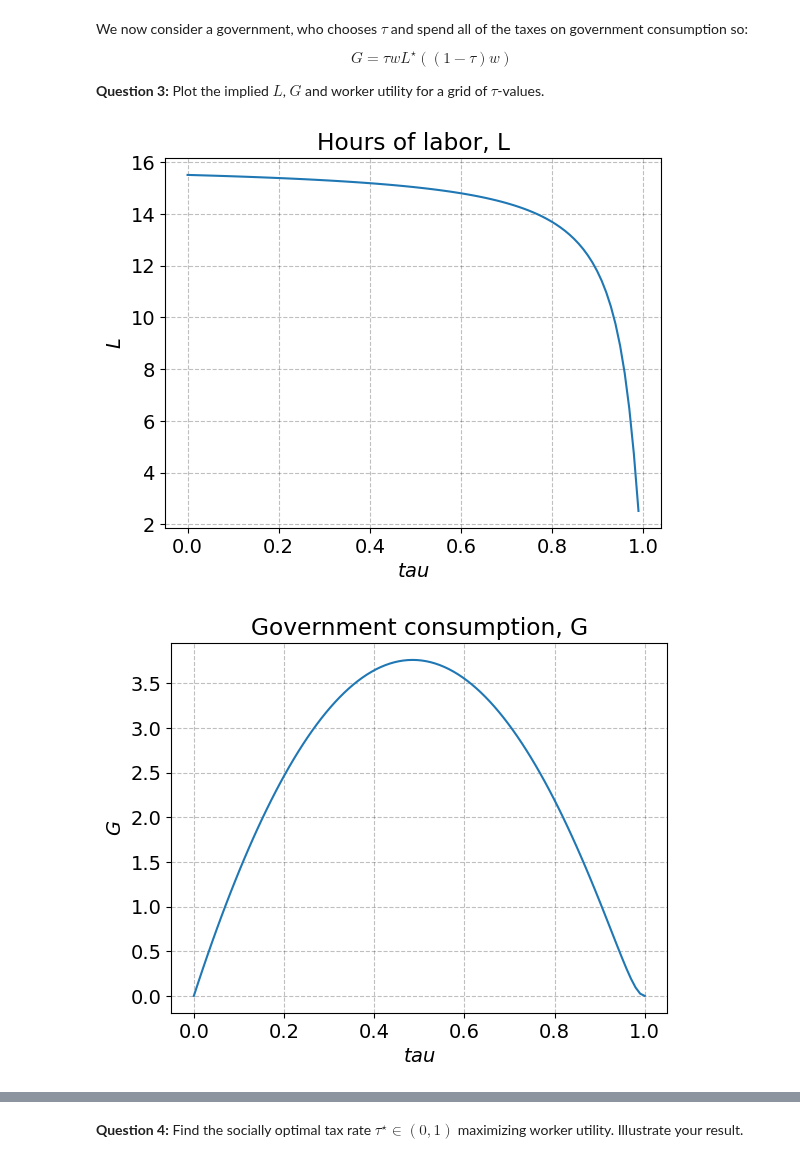
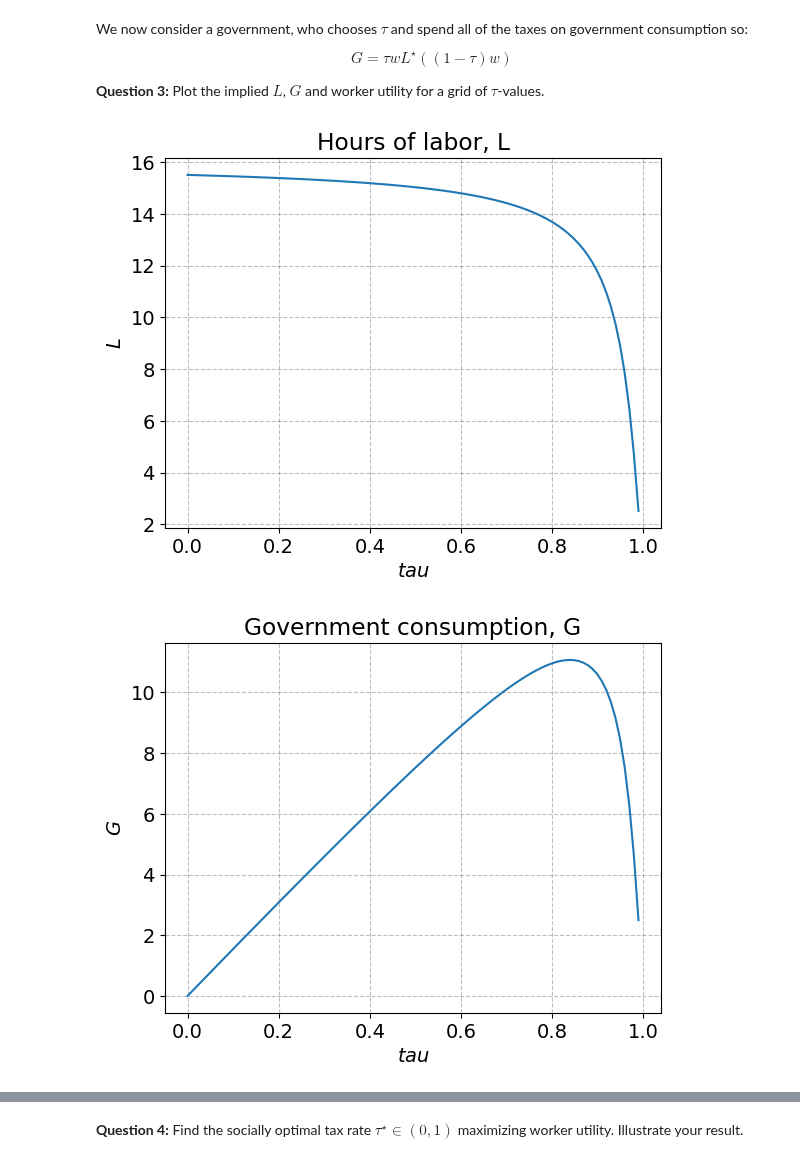
Before and after one commit to NumEconCopenhagen/projects-2023-julie-ida-ida, a Jupyter notebook: Exam/Exam-2023-answer.ipynb, the cells around one changed output, grey strips where cells are left out. Drawn from its saved outputs; the diff is of its cells as text; code cells hidden in the pictures.

Commit message:
Plot virker wuhu

```diff
--- a/Exam/Exam-2023-answer.ipynb
+++ b/Exam/Exam-2023-answer.ipynb
@@ -149,59 +150,55 @@ $$
 tau_values = np.linspace(1e-8, 1, 100)
 
 # Defining the utility function
-Utility_new = sm.Eq(V, sm.log((kappa + w_t*L)**alpha*G**(1-alpha))-nu*(L**2/2))
+Utility_new = sm.Eq(V, sm.log(consumption**alpha*G**(1-alpha))-nu*(L**2/2))
+sol_L1 = sol_L
+G_new = tau*w*sol_L1.rhs
+consumption_1 = kappa+(1-tau)*w*sol_L1.rhs
 
 # Write up the three functions we need
 L_function = sol_L.rhs
-G_function = sm.Eq(G, tau*w*sol_L.rhs*((1-tau)*w))
-V_function = Utility_new.subs(w_t, (1-tau)*w)
-
-# Creating empty lists to store our results
-L_new1 = []
-G_new1 = []
-V_new1 = []
+G_function = sm.Eq(G, tau*w*sol_L.rhs)
+V_function= sm.Eq(V, sm.log(consumption_1**alpha*G_new**(1-alpha))-nu*(sol_L1.rhs**2/2))
 
 # Inserting parameters
-L_expr = L_function.subs({**parameters, tau: tau})
-G_expr = G_function.subs({**parameters, tau: tau})
-V_expr = V_function.subs({**parameters, tau: tau})
+L_expr = L_function.subs({**parameters, tau: tau_values})
+G_expr = G_function.subs({**parameters, tau: tau_values})
+V_expr = V_function.subs({**parameters, tau: tau_values})
 
 # Evaluating the result
 L_new2 = L_expr.evalf()
 G_new2 = G_expr.rhs.evalf()
-V_new2 = V_expr.evalf()
 
 # Converting the function into python functions
 L_func1 = lambdify(tau, L_new2, modules='numpy')
 G_func1 = lambdify(tau, G_new2, modules='numpy')
-#V_func1 = lambdify(tau, V_new1, modules='math')
 
 # Evaluating the expression to tau
 L_values_new = L_func1(tau_values)
 G_values_new = G_func1(tau_values)
-#V_values_new = V_func1(tau_values)
+V_values_new = np.array([V_expr.rhs.subs(tau, t).evalf() for t in tau_values], dtype=float)
 
 # Plotting figures
 fig1 = plt.figure()
 ax = fig1.add_subplot(1,1,1)
 ax.plot(tau_values, L_values_new)
 ax.set_title('Hours of labor, L')
 ax.set_xlabel('$tau$')
 ax.set_ylabel('$L$');
 
 fig2 = plt.figure()
 ax = fig2.add_subplot(1,1,1)
 ax.plot(tau_values, G_values_new)
 ax.set_title('Government consumption, G')
 ax.set_xlabel('$tau$')
 ax.set_ylabel('$G$');
 
-#fig3 = plt.figure()
-#ax = fig3.add_subplot(1,1,1)
-#ax.plot(tau_values, V_values_new)
-#ax.set_title('Government consumption, G')
-#ax.set_xlabel('$tau$')
-#ax.set_ylabel('$G$');
+fig3 = plt.figure()
+ax = fig3.add_subplot(1,1,1)
+ax.plot(tau_values, V_values_new)
+ax.set_title('Utility, V')
+ax.set_xlabel('$tau$')
+ax.set_ylabel('$V$');
 # %% [output]
 [figure]
-[figure, old version]
+[figure, new version]
```
Also changed, not shown: parts of 5 cells of this notebook, 2 other files.
